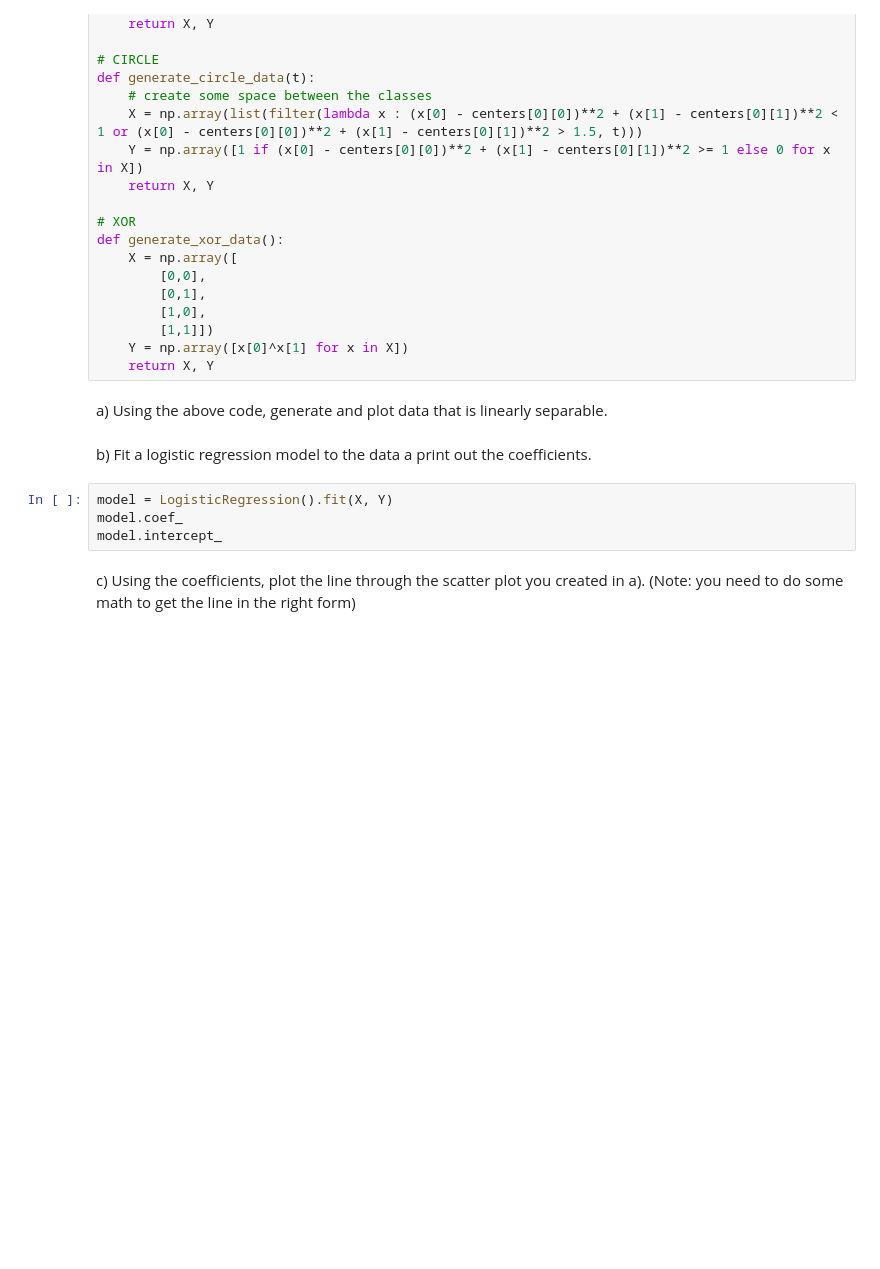
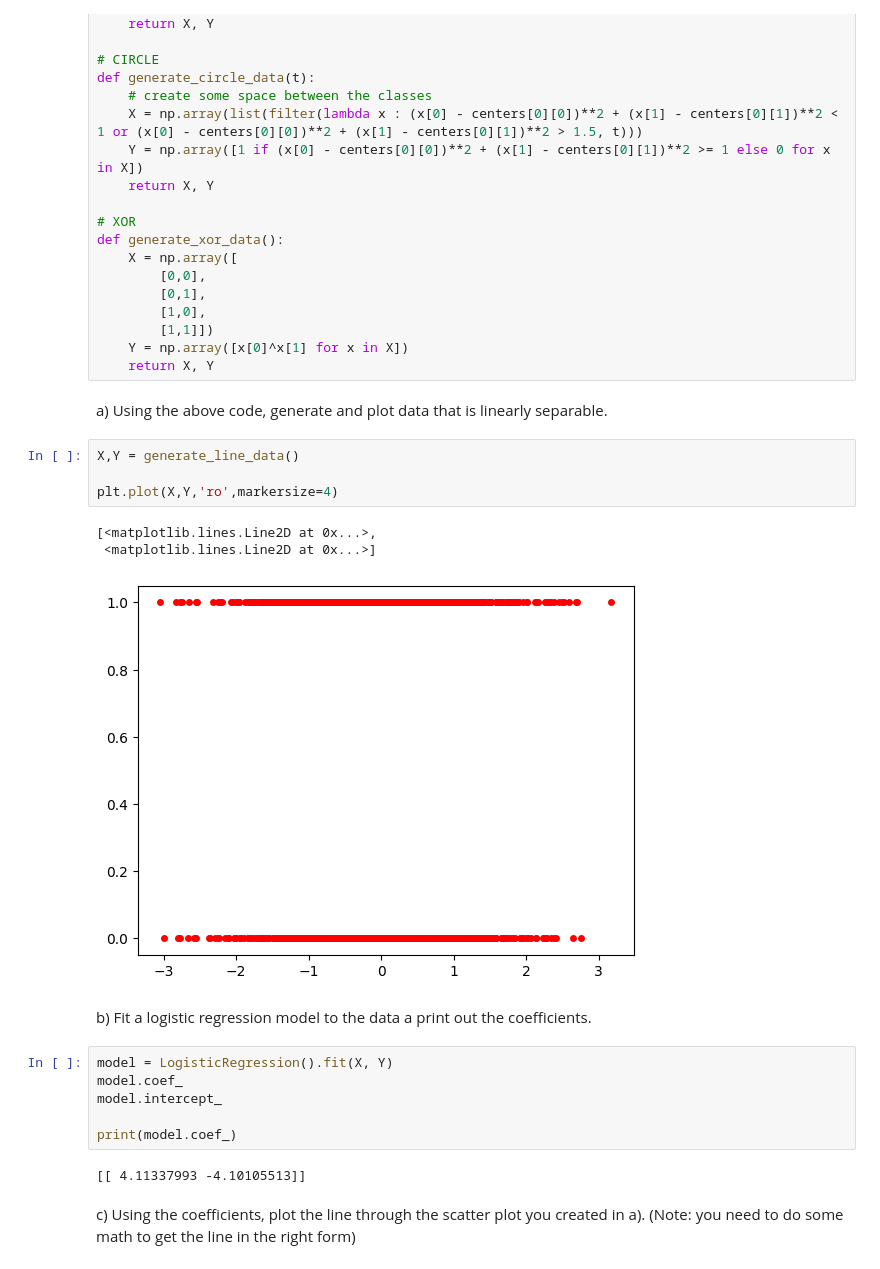
Before and after one commit to diavillalpando/CS506_Worksheets, a Jupyter notebook: worksheet_21.ipynb, the cells around one changed output. Saved outputs shown, nothing was run; the diff lists cells and outputs as text; blank space fills up the shorter version.

```diff
--- a/worksheet_21.ipynb
+++ b/worksheet_21.ipynb
@@ -45,11 +45,23 @@ def generate_xor_data():
     return X, Y
 # %% [markdown]
 a) Using the above code, generate and plot data that is linearly separable.
+# %%
+X,Y = generate_line_data()
+
+plt.plot(X,Y,'ro',markersize=4)
+# %% [output]
+[<matplotlib.lines.Line2D at 0x...>,
+ <matplotlib.lines.Line2D at 0x...>]
+[figure, added]
 # %% [markdown]
 b) Fit a logistic regression model to the data a print out the coefficients.
 # %%
 model = LogisticRegression().fit(X, Y)
 model.coef_
 model.intercept_
+
+print(model.coef_)
+# %% [output]
+[[ 4.11337993 -4.10105513]]
 # %% [markdown]
 c) Using the coefficients, plot the line through the scatter plot you created in a). (Note: you need to do some math to get the line in the right form)
```
Also changed, not shown: parts of 7 cells of this notebook.
